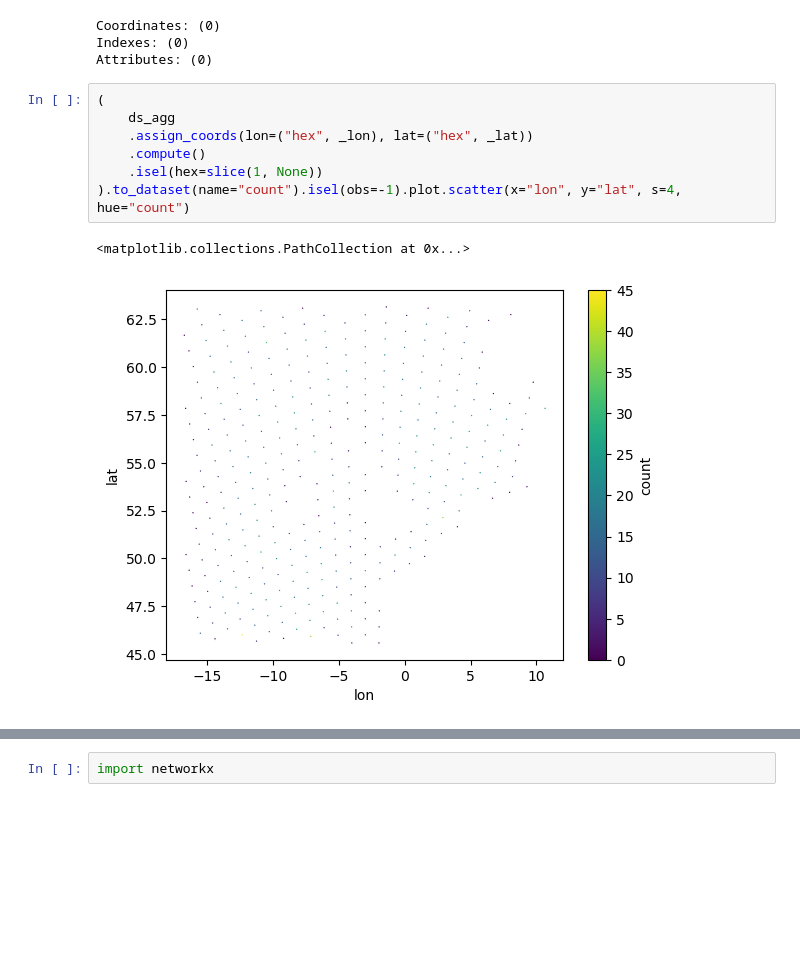
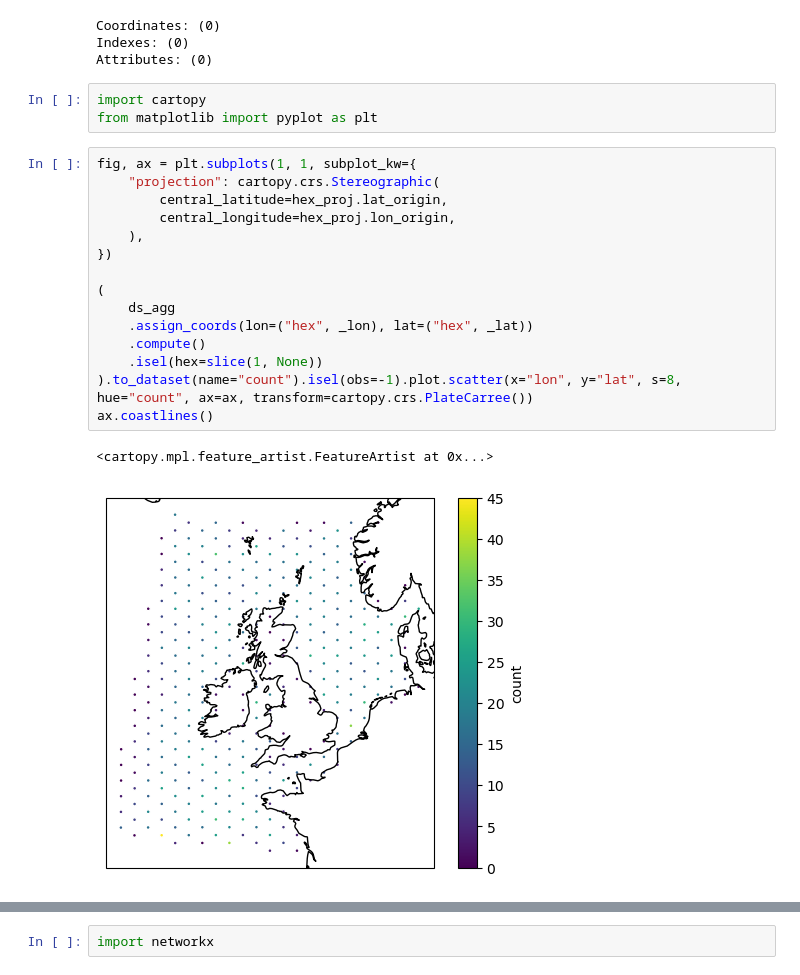
Before and after one commit to willirath/hextraj, a Jupyter notebook: notebooks/hextraj_tutorial.ipynb, the cells around one changed output, grey strips where cells are left out. Saved outputs shown, nothing was run; the diff lists cells and outputs as text; blank space fills up the shorter version.

Commit message:
Towards graphs on maps.

```diff
--- a/notebooks/hextraj_tutorial.ipynb
+++ b/notebooks/hextraj_tutorial.ipynb
@@ -178,16 +185,27 @@ dask.array<chunksize=(20, 353), meta=np.ndarray>
 Coordinates: (0)
 Indexes: (0)
 Attributes: (0)
+# %%
+import cartopy
+from matplotlib import pyplot as plt
 # %%
+fig, ax = plt.subplots(1, 1, subplot_kw={
+    "projection": cartopy.crs.Stereographic(
+        central_latitude=hex_proj.lat_origin,
+        central_longitude=hex_proj.lon_origin,
+    ),
+})
+
 (
     ds_agg
     .assign_coords(lon=("hex", _lon), lat=("hex", _lat))
     .compute()
     .isel(hex=slice(1, None))
-).to_dataset(name="count").isel(obs=-1).plot.scatter(x="lon", y="lat", s=4, hue="count")
+).to_dataset(name="count").isel(obs=-1).plot.scatter(x="lon", y="lat", s=8, hue="count", ax=ax, transform=cartopy.crs.PlateCarree())
+ax.coastlines()
 # %% [output]
-<matplotlib.collections.PathCollection at 0x...>
+<cartopy.mpl.feature_artist.FeatureArtist at 0x...>
-[figure, old version]
+[figure, new version]
 # %%
 conn_mat = (
     (ds_traj.isel(obs=0, drop=True).hex_labels == unique_labels.rename({"hex": "hex0"}))
```
Also changed, not shown: parts of 11 cells of this notebook.
